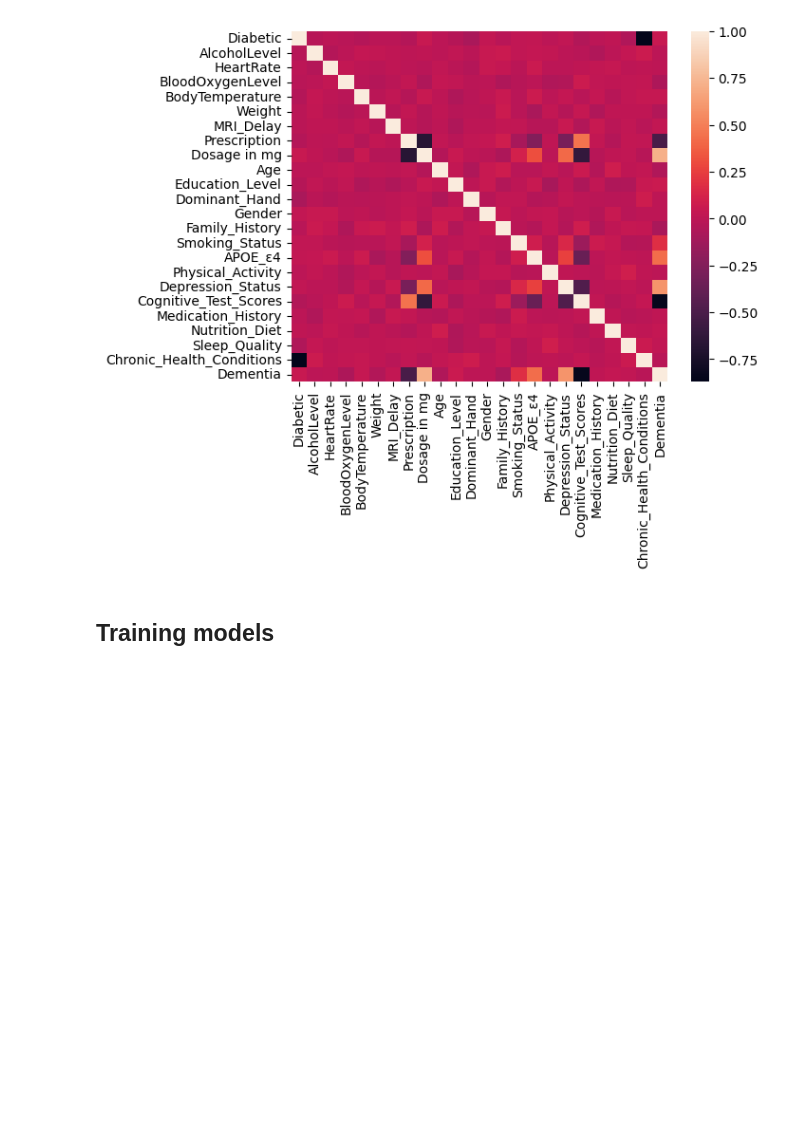
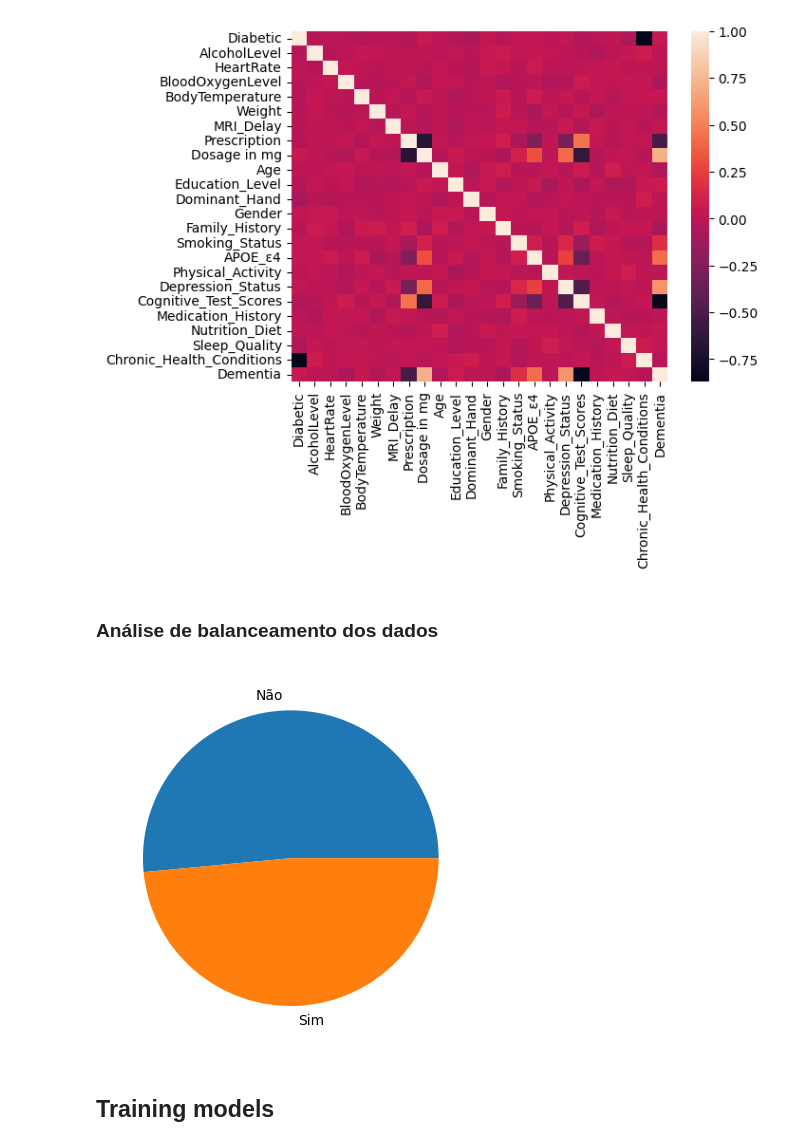
Before and after one commit to intel-comp-saude-ufes/2024-1-P1-dementia, a Jupyter notebook: notebooks/project.ipynb, the cells around one changed output. Saved outputs shown, nothing was run; the diff lists cells and outputs as text; code cells hidden in the pictures; blank space fills up the shorter version.

```diff
--- a/notebooks/project.ipynb
+++ b/notebooks/project.ipynb
@@ -280,6 +280,13 @@ sns.heatmap(df.corr())
 # %% [output]
 <Axes: >
 [figure]
+# %% [markdown]
+### Análise de balanceamento dos dados
+# %%
+plt.pie(df.groupby(['Dementia']).Dementia.count().values, labels=['Não', 'Sim'])
+plt.show()
+# %% [output]
+[figure, added]
 # %% [markdown]
 ## Training models
 # %%
```
